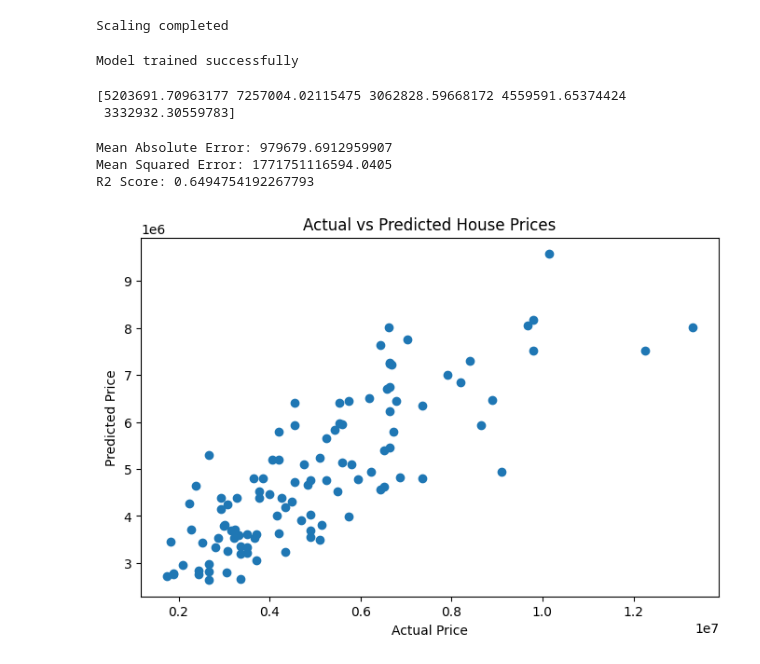
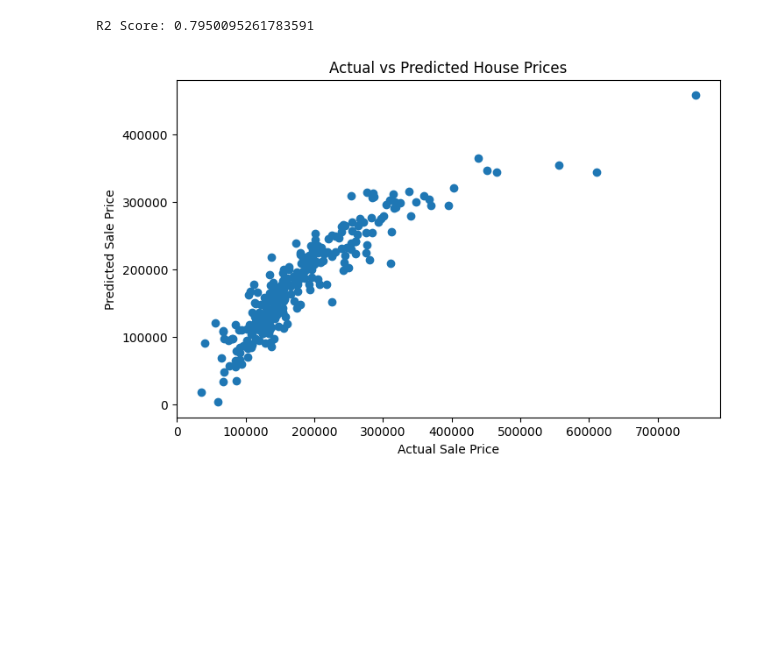
Before and after one commit to Hrudai9292/SCT_ML_1, a Jupyter notebook: house_price_prediction.ipynb, the cells around one changed output. Drawn from its saved outputs; the diff is of its cells as text; code cells hidden in the pictures; blank space fills up the shorter version.

```diff
--- a/house_price_prediction.ipynb
+++ b/house_price_prediction.ipynb
@@ -72,12 +34,0 @@ data.describe()
-# %%
-# Convert yes/no columns into numeric values
-
-data.replace({
-    'yes':1,
-    'no':0,
-    'furnished':2,
-    'semi-furnished':1,
-    'unfurnished':0
-}, inplace=True)
-
-data.head()
@@ -125,0 +35,15 @@ print(X.head())
+# %%
+features = [
+    'OverallQual',
+    'GrLivArea',
+    'GarageCars',
+    'GarageArea',
+    'TotalBsmtSF',
+    'FullBath',
+    'YearBuilt'
+]
+
+X = data[features]
+y = data['SalePrice']
+
+print(X.head())
@@ -125,0 +64,4 @@ print(X.head())
+# %%
+X = X.fillna(X.mean())
+
+print("Missing values handled")
@@ -141,58 +90,26 @@ print(X_test.shape)
-# %%
-from sklearn.preprocessing import StandardScaler
-
-scaler = StandardScaler()
-
-X_train = scaler.fit_transform(X_train)
-X_test = scaler.transform(X_test)
-
-print("Scaling completed")
-# %% [output]
-Scaling completed
-# %%
-from sklearn.linear_model import LinearRegression
-
-model = LinearRegression()
-
-model.fit(X_train, y_train)
-
-print("Model trained successfully")
-# %% [output]
-Model trained successfully
-# %%
-predictions = model.predict(X_test)
-
-print(predictions[:5])
-# %% [output]
-[5203691.70963177 7257004.02115475 3062828.59668172 4559591.65374424
- 3332932.30559783]
 # %%
-from sklearn.metrics import mean_absolute_error, mean_squared_error, r2_score
+from sklearn.metrics import r2_score
 
-mae = mean_absolute_error(y_test, predictions)
-mse = mean_squared_error(y_test, predictions)
 r2 = r2_score(y_test, predictions)
 
-print("Mean Absolute Error:", mae)
-print("Mean Squared Error:", mse)
 print("R2 Score:", r2)
 # %% [output]
-Mean Absolute Error: 979679.6912959907
-Mean Squared Error: 1771751116594.0405
-R2 Score: 0.6494754192267793
+R2 Score: 0.7950095261783591
 # %%
+import matplotlib.pyplot as plt
+
 plt.figure(figsize=(8,5))
 
 plt.scatter(y_test, predictions)
 
-plt.xlabel("Actual Price")
-plt.ylabel("Predicted Price")
+plt.xlabel("Actual Sale Price")
+plt.ylabel("Predicted Sale Price")
 
 plt.title("Actual vs Predicted House Prices")
 
 plt.savefig("images/prediction_graph.png")
 
 plt.show()
 # %% [output]
-[figure, old version]
+[figure, new version]
 # %%
```
Also changed, not shown: parts of 10 cells of this notebook, 6 other files.
